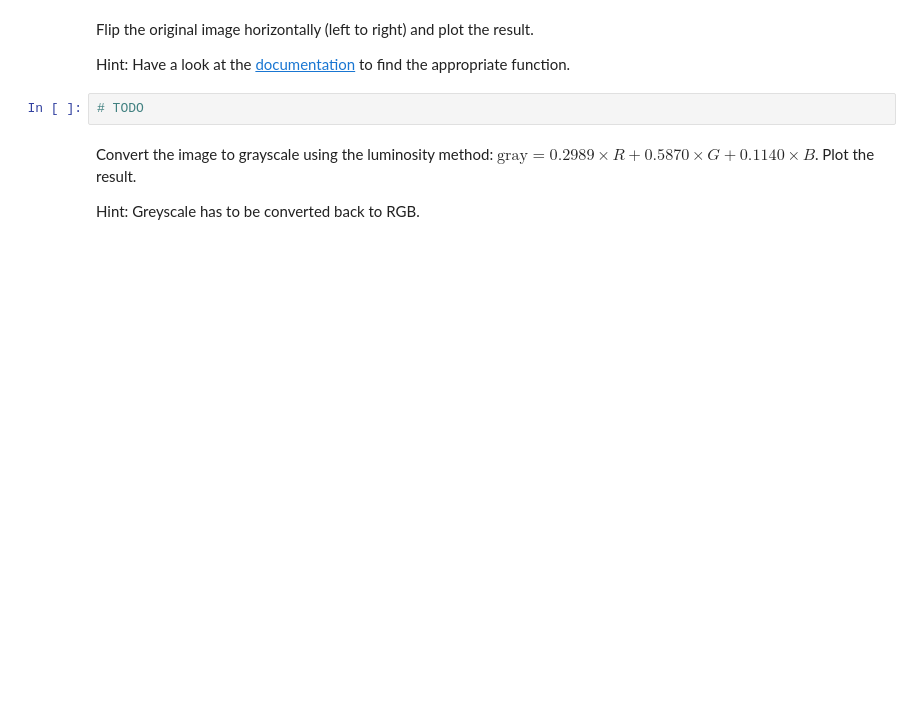
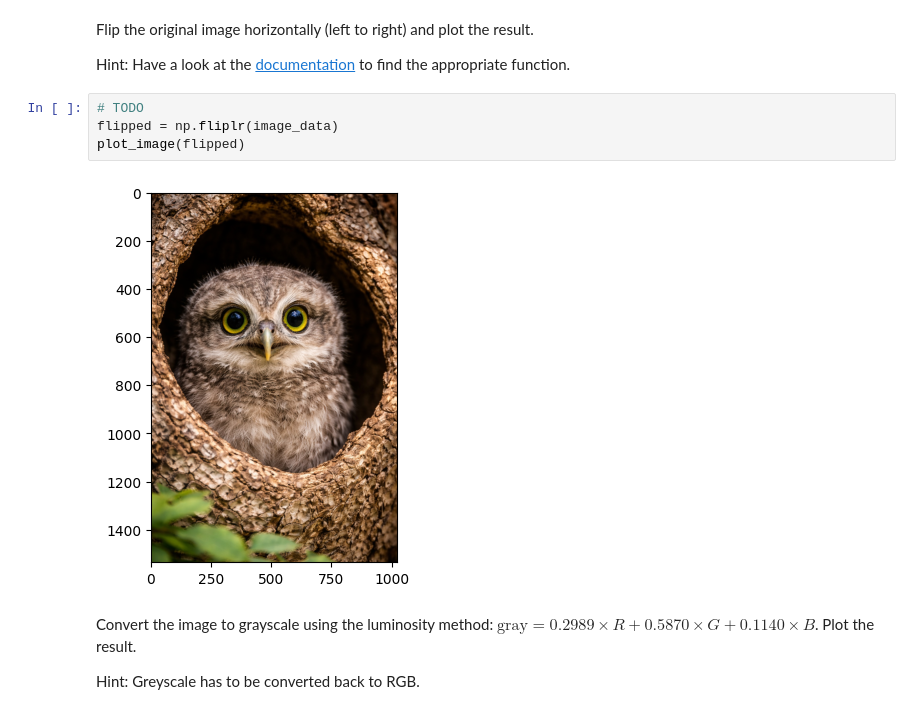
Before and after one commit to andymucyo-ops/Advanced_python_SS2026, a Jupyter notebook: assignments/Assignment03.ipynb, the cells around one changed output. Drawn from its saved outputs; the diff is of its cells as text; blank space fills up the shorter version.

```diff
--- a/assignments/Assignment03.ipynb
+++ b/assignments/Assignment03.ipynb
@@ -130,6 +153,10 @@ Flip the original image horizontally (left to right) and plot the result.
 Hint: Have a look at the [documentation](https://numpy.org/doc/stable/reference/routines.array-manipulation.html) to find the appropriate function.
 # %%
 # TODO
+flipped = np.fliplr(image_data)
+plot_image(flipped)
+# %% [output]
+[figure, added]
 # %% [markdown]
 Convert the image to grayscale using the luminosity method: $\text{gray} = 0.2989 \times R + 0.5870 \times G + 0.1140 \times B$. Plot the result.
 
```
Also changed, not shown: parts of 7 cells of this notebook.
